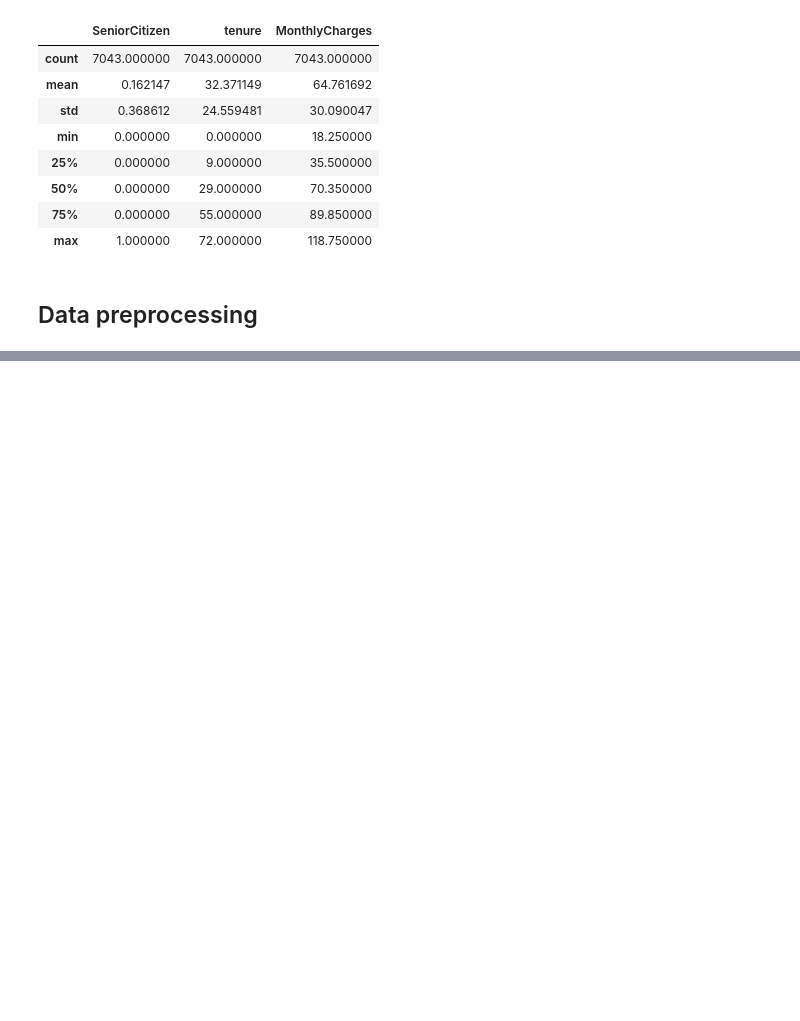
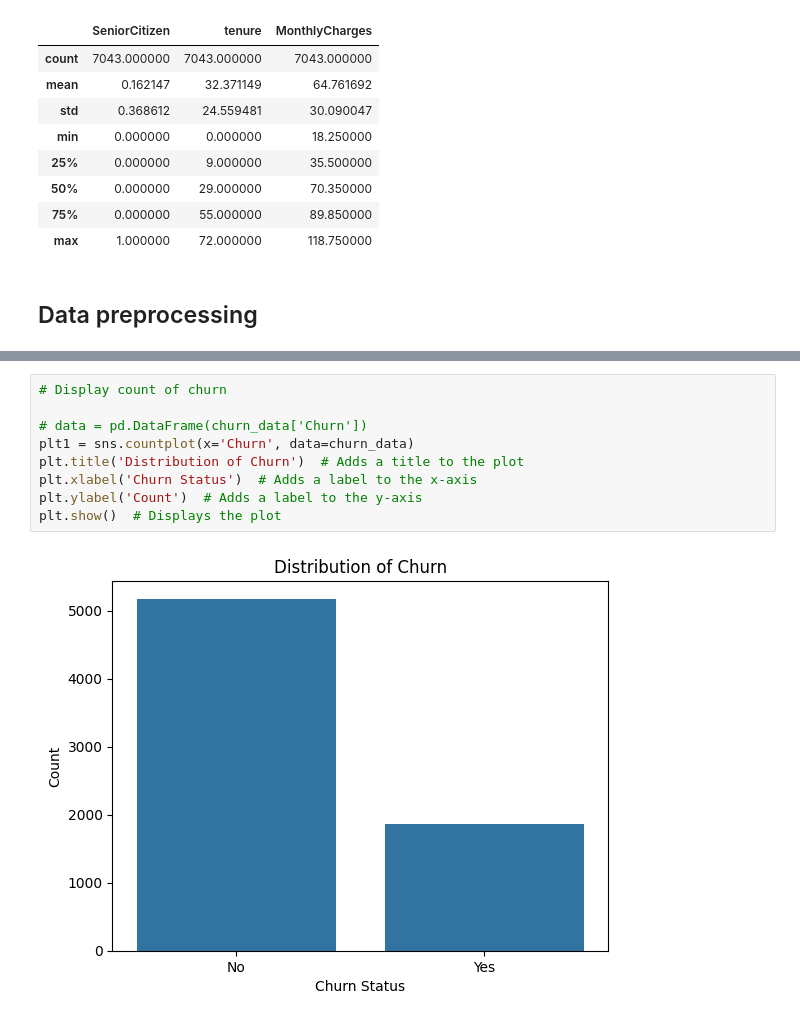
Before and after one commit to asa1997/CarPricePrediction, a Jupyter notebook: Telecom_Customer_Churn/Telecom_CustomerChurn.ipynb, the cells around one changed output, grey strips where cells are left out. Cells and saved outputs as stored; diff of their text form; blank space fills up the shorter version.

```diff
--- a/Telecom_Customer_Churn/Telecom_CustomerChurn.ipynb
+++ b/Telecom_Customer_Churn/Telecom_CustomerChurn.ipynb
@@ -75,0 +152,11 @@ churn_data.describe()
+# %%
+# Display count of churn
+
+# data = pd.DataFrame(churn_data['Churn'])
+plt1 = sns.countplot(x='Churn', data=churn_data)
+plt.title('Distribution of Churn')  # Adds a title to the plot
+plt.xlabel('Churn Status')  # Adds a label to the x-axis
+plt.ylabel('Count')  # Adds a label to the y-axis
+plt.show()  # Displays the plot
+# %% [output]
+[figure, added]
```
Also changed, not shown: parts of 13 cells of this notebook.
